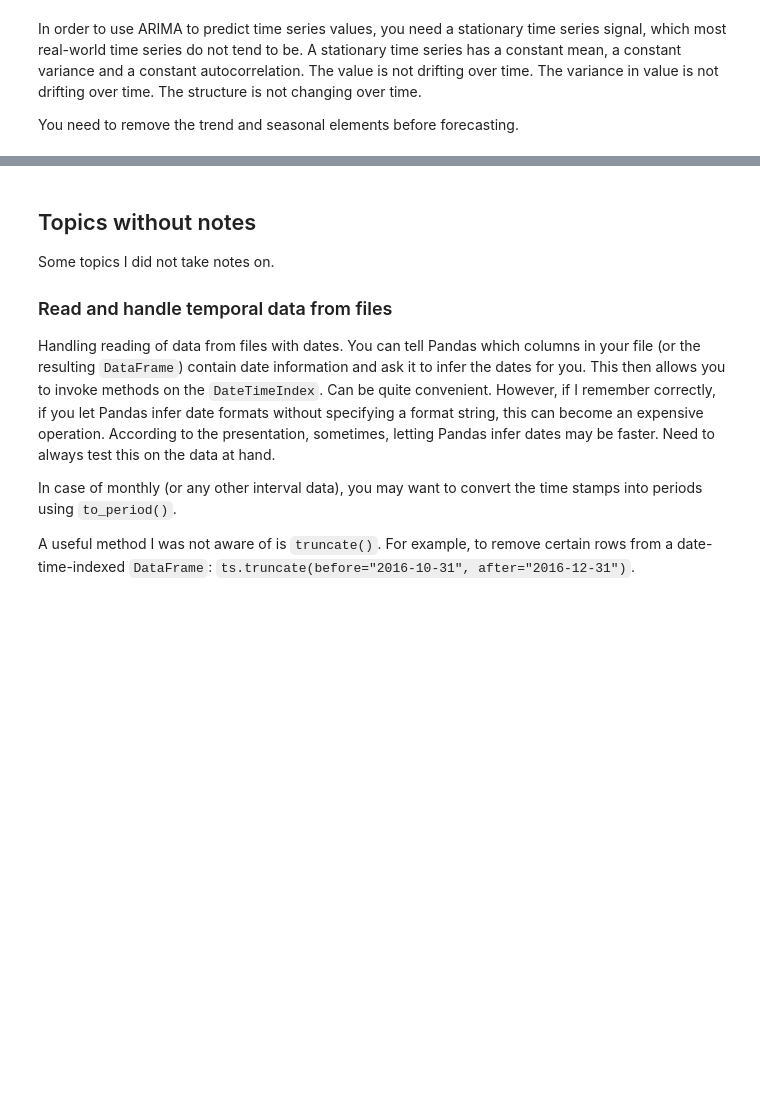
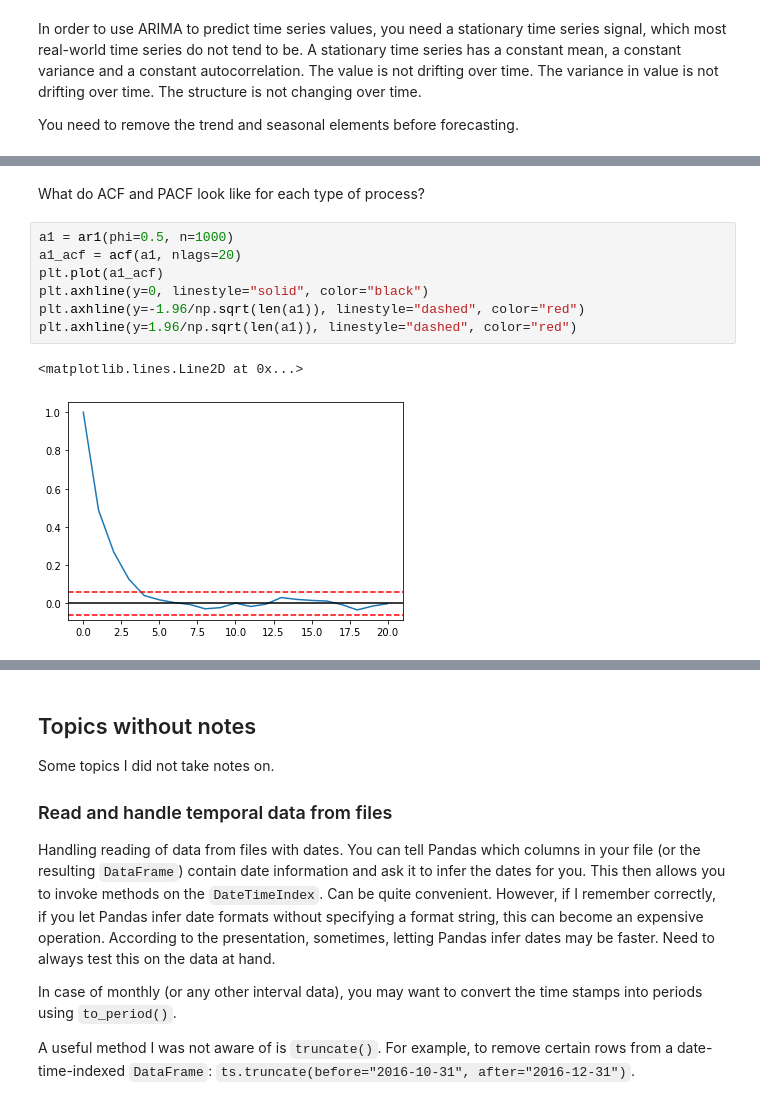
Before and after one commit to drbwa/timeserieseda, a Jupyter notebook: pycon2017/pycon2017-1.ipynb, the cells around one changed output, grey strips where cells are left out. Saved outputs shown, nothing was run; the diff lists cells and outputs as text; blank space fills up the shorter version.

```diff
--- a/pycon2017/pycon2017-1.ipynb
+++ b/pycon2017/pycon2017-1.ipynb
@@ -692,0 +778,12 @@ Dealing with seasonality:
+# %% [markdown]
+What do ACF and PACF look like for each type of process?
+# %%
+a1 = ar1(phi=0.5, n=1000)
+a1_acf = acf(a1, nlags=20)
+plt.plot(a1_acf)
+plt.axhline(y=0, linestyle="solid", color="black")
+plt.axhline(y=-1.96/np.sqrt(len(a1)), linestyle="dashed", color="red")
+plt.axhline(y=1.96/np.sqrt(len(a1)), linestyle="dashed", color="red")
+# %% [output]
+<matplotlib.lines.Line2D at 0x...>
+[figure, added]
```
Also changed, not shown: parts of 62 cells of this notebook, 1 other file.
